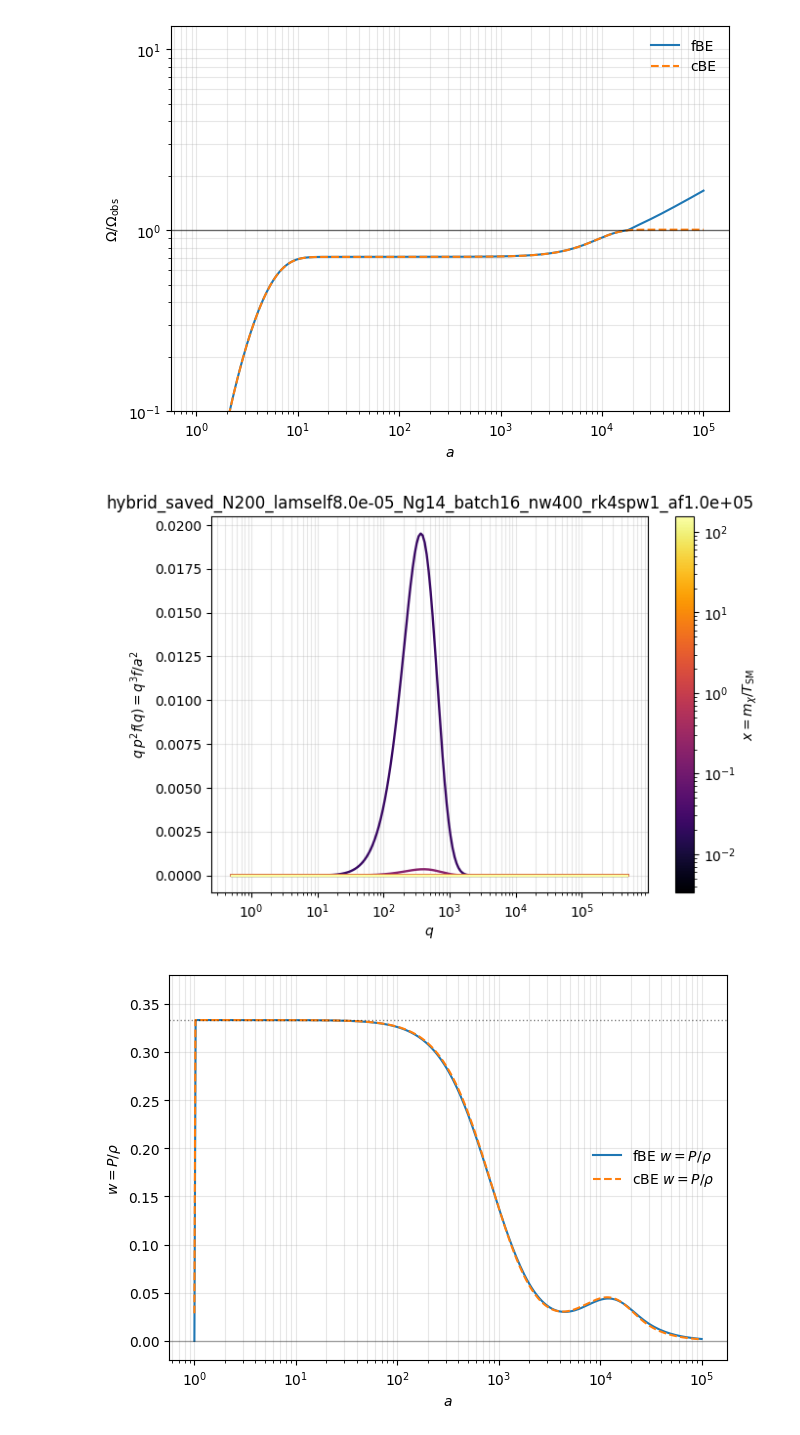
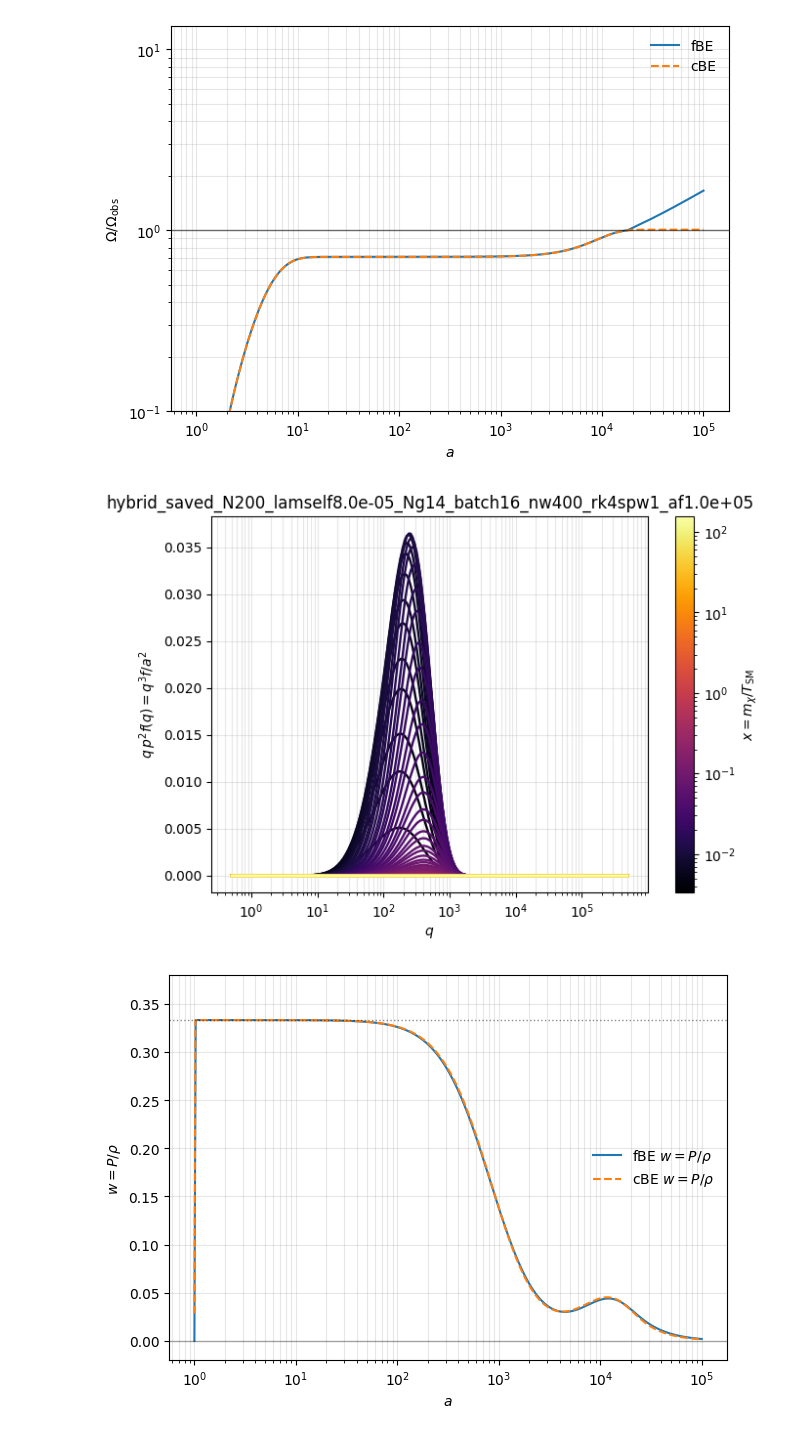
Before and after one commit to EsauCervantes/KineticXGPU, a Jupyter notebook: notebooks/plots.ipynb, the cells around one changed output. Cells and saved outputs as stored; diff of their text form; code cells hidden in the pictures.

```diff
--- a/notebooks/plots.ipynb
+++ b/notebooks/plots.ipynb
@@ -55,13 +55,13 @@ fig, diag = ps.plot_omega_evolution(
 # %%
 ax = ps.plot_snapshots_evolution(
     run,
     quantity="q_p2f",
     color_by="x",
     cmap="inferno",
-    max_curves=6,
+    max_curves=100,
 )
 # %% [output]
-[figure, old version]
+[figure, new version]
 # %%
 ax, diag = ps.plot_equation_of_state(
     run,
```
Also changed, not shown: parts of 5 cells of this notebook, 2 other files.
